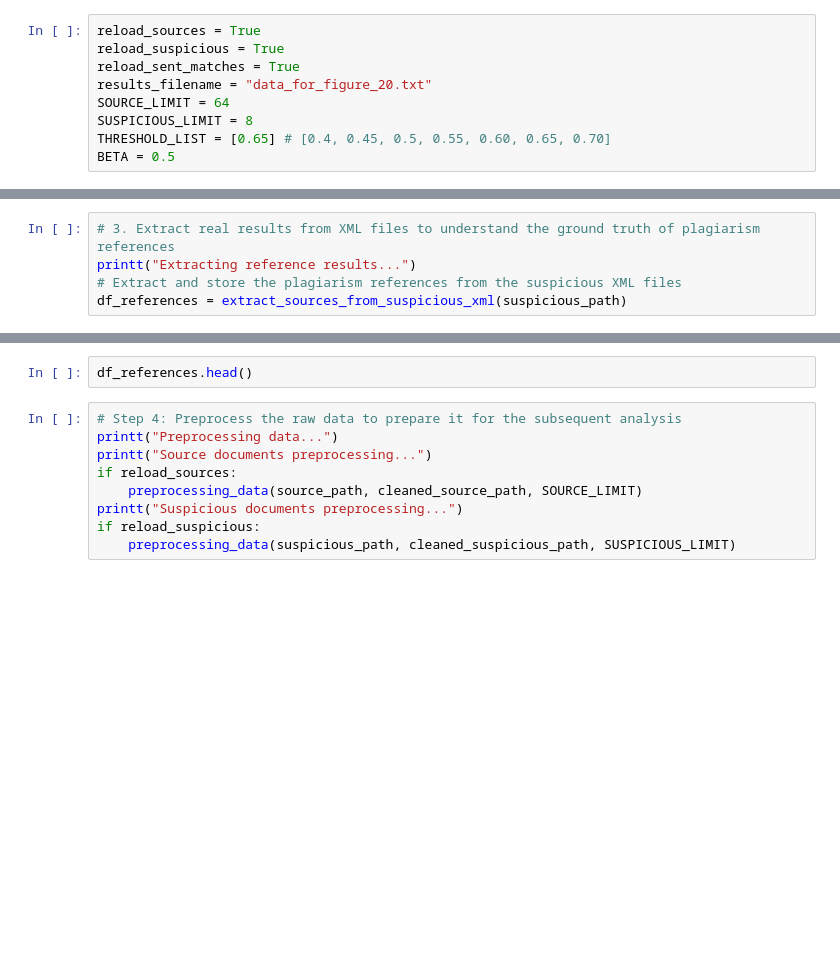
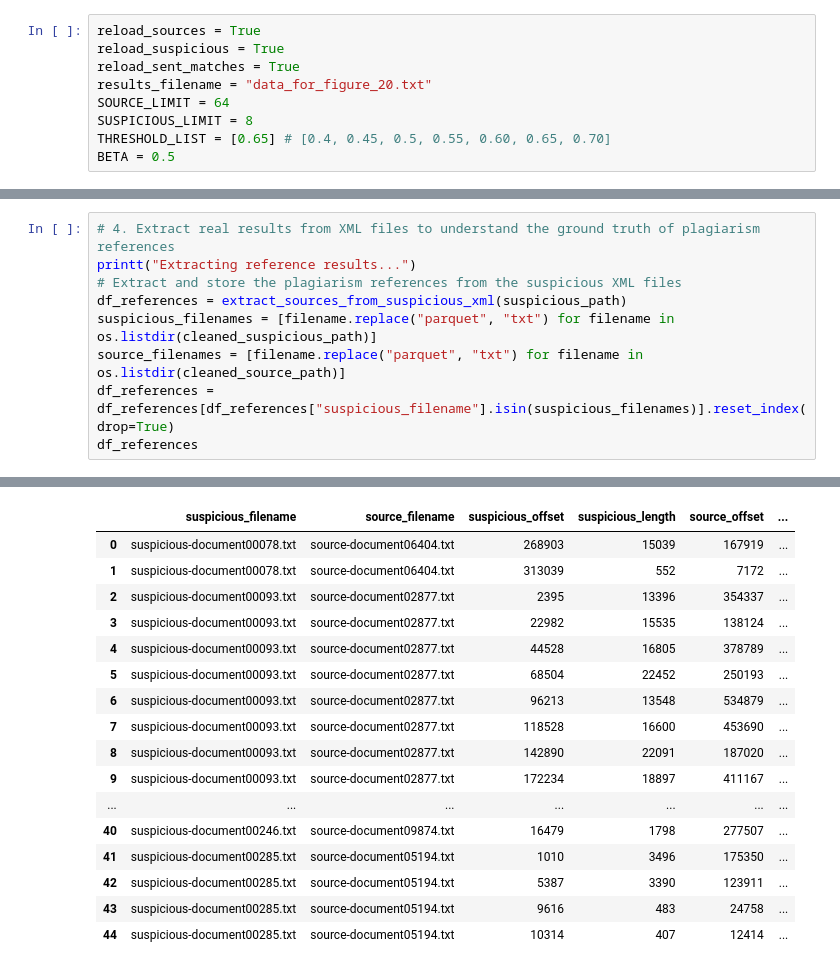
Before and after one commit to oliverg13/hybrid-plagiarism-detector, a Jupyter notebook: dev.ipynb, the cells around one changed output, grey strips where cells are left out. Drawn from its saved outputs; the diff is of its cells as text; blank space fills up the shorter version.

Commit message:
fixed step 8, save this stage for later just in case

```diff
--- a/dev.ipynb
+++ b/dev.ipynb
@@ -49,5 +67,10 @@ if reload_sent_matches:
 # %%
-# 3. Extract real results from XML files to understand the ground truth of plagiarism references
+# 4. Extract real results from XML files to understand the ground truth of plagiarism references
 printt("Extracting reference results...")
 # Extract and store the plagiarism references from the suspicious XML files
 df_references = extract_sources_from_suspicious_xml(suspicious_path)
+suspicious_filenames = [filename.replace("parquet", "txt") for filename in os.listdir(cleaned_suspicious_path)]
+source_filenames = [filename.replace("parquet", "txt") for filename in os.listdir(cleaned_source_path)]
+df_references = df_references[df_references["suspicious_filename"].isin(suspicious_filenames)].reset_index(drop=True)
+df_references
+# %% [output]
@@ -54,14 +78,20 @@ df_references = extract_sources_from_suspicious_xml(suspicious_path)
+|  | suspicious_filename | source_filename | suspicious_offset | suspicious_length | source_offset | ... |
+| 0 | suspicious-document00078.txt | source-document06404.txt | 268903 | 15039 | 167919 | ... |
+| 1 | suspicious-document00078.txt | source-document06404.txt | 313039 | 552 | 7172 | ... |
+| 2 | suspicious-document00093.txt | source-document02877.txt | 2395 | 13396 | 354337 | ... |
+| 3 | suspicious-document00093.txt | source-document02877.txt | 22982 | 15535 | 138124 | ... |
+| 4 | suspicious-document00093.txt | source-document02877.txt | 44528 | 16805 | 378789 | ... |
+| 5 | suspicious-document00093.txt | source-document02877.txt | 68504 | 22452 | 250193 | ... |
+| 6 | suspicious-document00093.txt | source-document02877.txt | 96213 | 13548 | 534879 | ... |
+| 7 | suspicious-document00093.txt | source-document02877.txt | 118528 | 16600 | 453690 | ... |
+| 8 | suspicious-document00093.txt | source-document02877.txt | 142890 | 22091 | 187020 | ... |
+| 9 | suspicious-document00093.txt | source-document02877.txt | 172234 | 18897 | 411167 | ... |
+| ... | ... | ... | ... | ... | ... | ... |
+| 40 | suspicious-document00246.txt | source-document09874.txt | 16479 | 1798 | 277507 | ... |
+| 41 | suspicious-document00285.txt | source-document05194.txt | 1010 | 3496 | 175350 | ... |
+| 42 | suspicious-document00285.txt | source-document05194.txt | 5387 | 3390 | 123911 | ... |
+| 43 | suspicious-document00285.txt | source-document05194.txt | 9616 | 483 | 24758 | ... |
+| 44 | suspicious-document00285.txt | source-document05194.txt | 10314 | 407 | 12414 | ... |
-# %%
-df_references.head()
-# %%
-# Step 4: Preprocess the raw data to prepare it for the subsequent analysis
-printt("Preprocessing data...")
-printt("Source documents preprocessing...")
-if reload_sources:
-    preprocessing_data(source_path, cleaned_source_path, SOURCE_LIMIT)
-printt("Suspicious documents preprocessing...")
-if reload_suspicious:
-    preprocessing_data(suspicious_path, cleaned_suspicious_path, SUSPICIOUS_LIMIT)
 # %%
 # Step 5: Identify potential source documents for each suspicious document
 printt("Filtering documents...")
```
Also changed, not shown: parts of 11 cells of this notebook, 2 other files.
